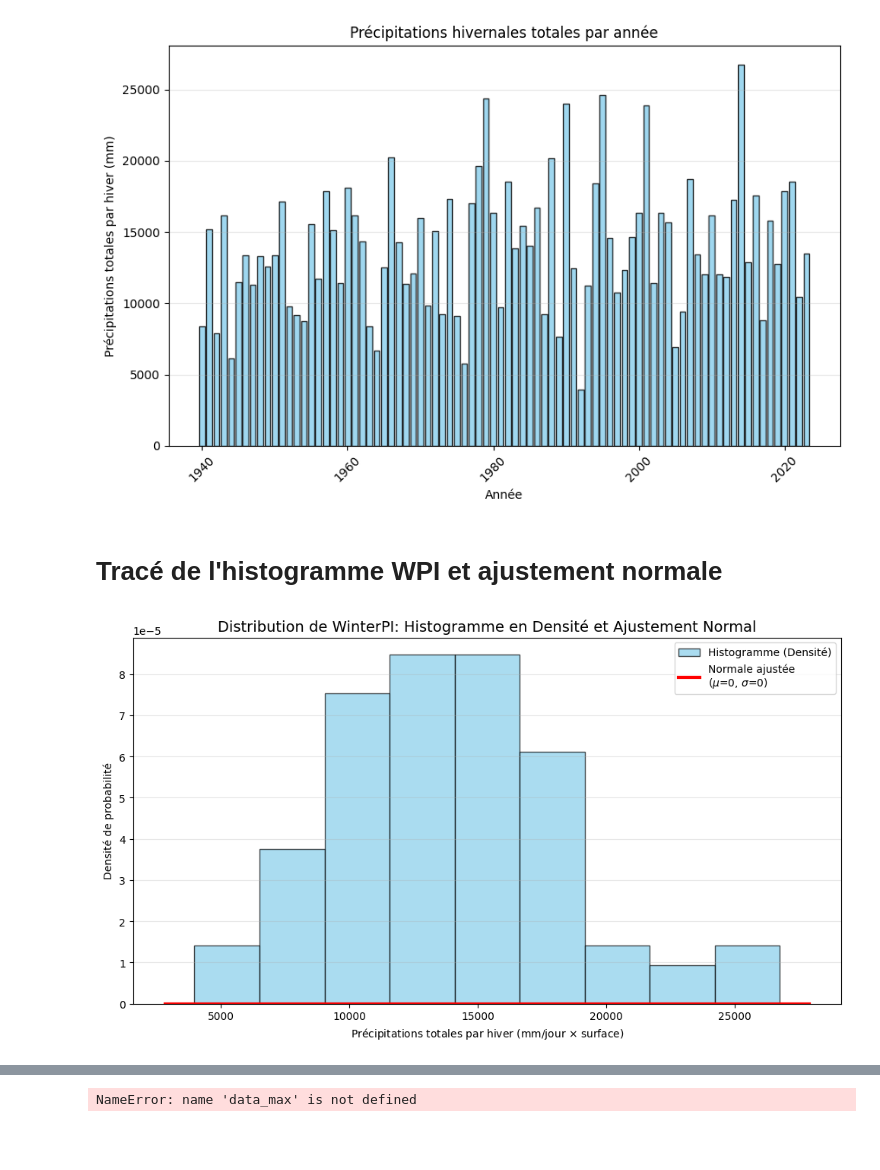
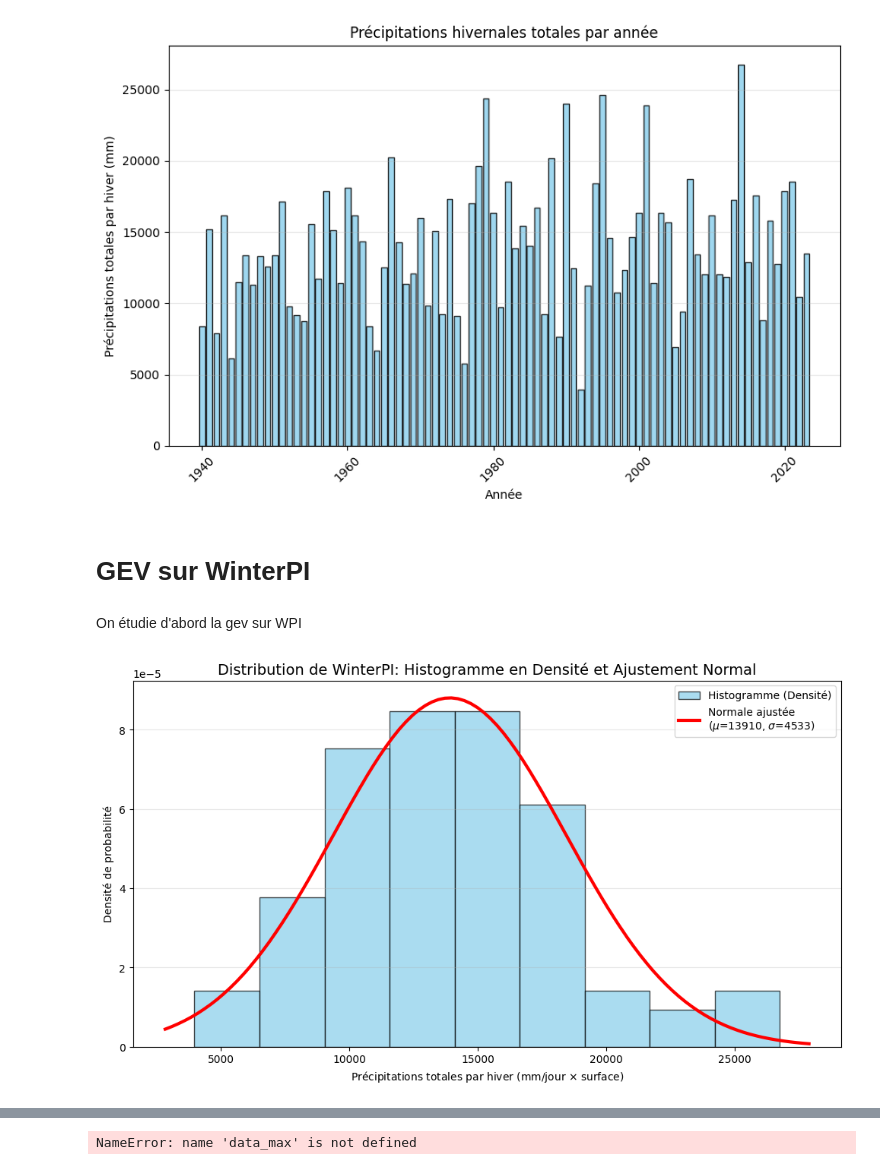
Before and after one commit to Faza20-lab/Projet_stats, a Jupyter notebook: Projet_stats.ipynb, the cells around one changed output, grey strips where cells are left out. Drawn from its saved outputs; the diff is of its cells as text; code cells hidden in the pictures; blank space fills up the shorter version.

```diff
--- a/Projet_stats.ipynb
+++ b/Projet_stats.ipynb
@@ -346,32 +347,35 @@ plt.grid(axis='y', alpha=0.3)
 plt.show()
 # %% [output]
 [figure]
-# %% [markdown]
-# Tracé de l'histogramme WPI et ajustement normale
+# %% [markdown]
+# GEV sur WinterPI
+# %% [markdown]
+On étudie d'abord la gev sur WPI
 # %%
 # --- Tracé de l'histogramme en densité ---
 plt.figure(figsize=(10,6))
 # Calculer le nombre de bins (souvent sqrt(N) ou formule de Freedman-Diaconis)
 bins = int(np.sqrt(len(WinterPI.values)))
 
 plt.hist(WinterPI.values, bins=bins, density=True,
          color='skyblue', edgecolor='black', alpha=0.7,
          label='Histogramme (Densité)')
 
 # --- Courbe normale ajustée ---
 xmin, xmax = plt.xlim()
 xx = np.linspace(xmin, xmax, 100)
 # Utilisez les vraies valeurs mu et sigma obtenues
+mu, sigma = norm.fit(WinterPI.values)
 plt.plot(xx, norm.pdf(xx, mu, sigma), 'r-', lw=3,
          label=f'Normale ajustée\n($\mu$={mu:.0f}, $\sigma$={sigma:.0f})')
 
 # --- Labels et légende ---
 plt.xlabel("Précipitations totales par hiver (mm/jour $\\times$ surface)")
 plt.ylabel("Densité de probabilité")
 plt.title("Distribution de WinterPI: Histogramme en Densité et Ajustement Normal", fontsize=14)
 plt.legend()
 plt.grid(axis='y', alpha=0.3)
 plt.tight_layout()
 plt.show()
 # %% [output]
-[figure, old version]
+[figure, new version]
```
Also changed, not shown: parts of 23 cells of this notebook.
